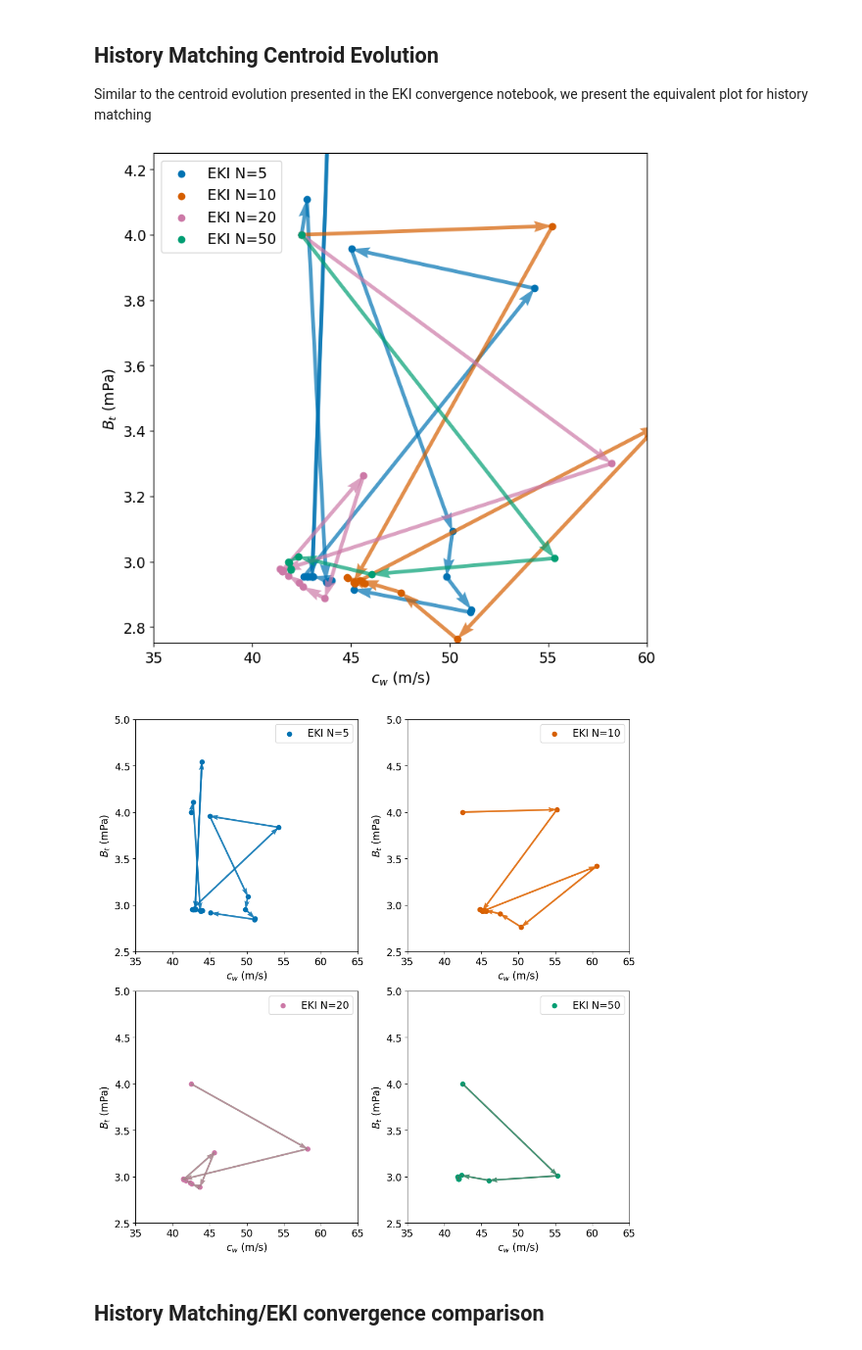
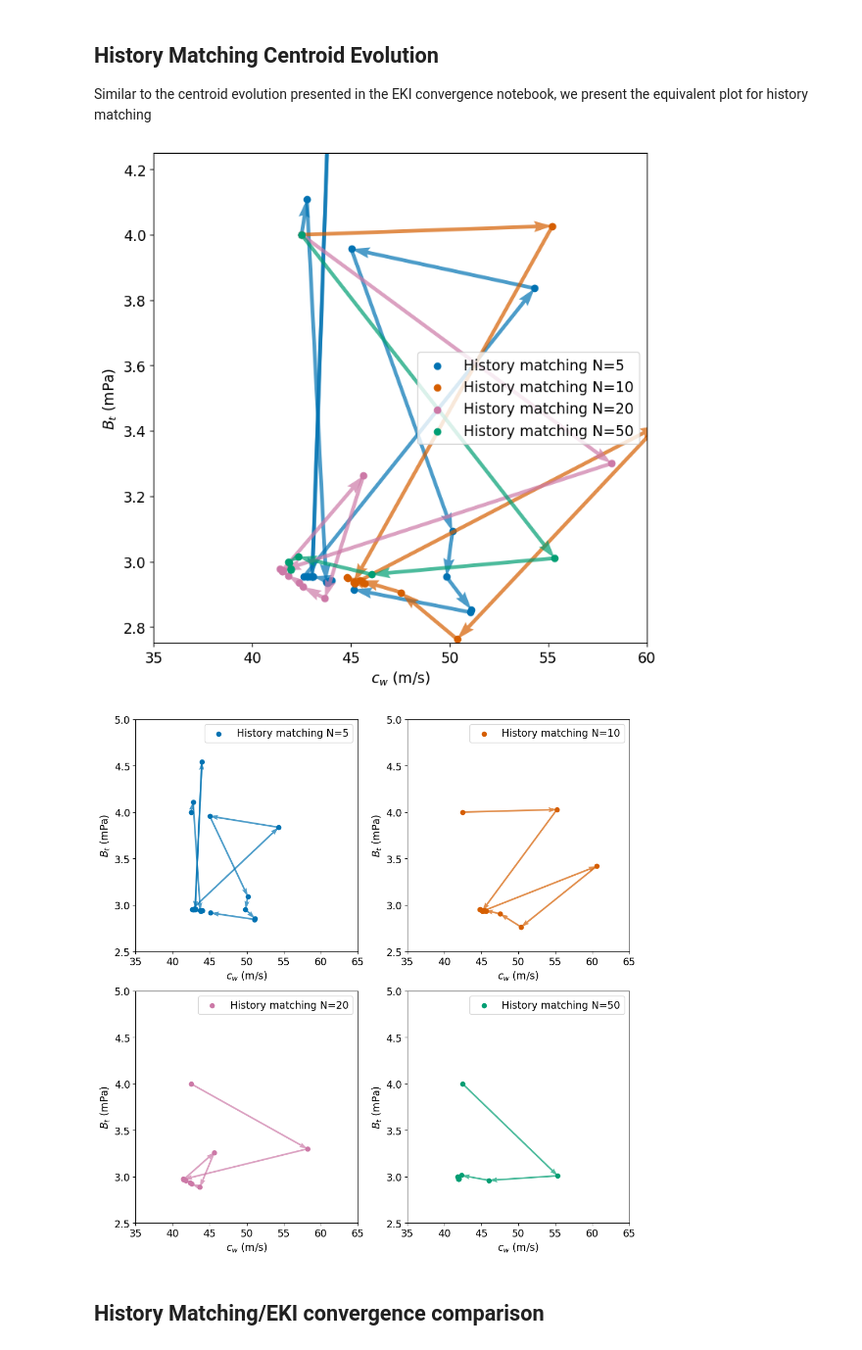
Before and after one commit to Eddy-Stanford/QBO-History-Matching, a Jupyter notebook: notebooks/eki_hm_comparison.ipynb, the cells around one changed output. Shown at 98% size. Cells and saved outputs as stored; diff of their text form; code cells hidden in the pictures.

```diff
--- a/notebooks/eki_hm_comparison.ipynb
+++ b/notebooks/eki_hm_comparison.ipynb
@@ -46,38 +46,37 @@ def get_hm_centroids(hm_n:int):
 # %%
 hm_centroid_update = []
 marker = ['o','o','o','o']
 combfig,combaxs = plt.subplots(figsize=(8.25,8.25))
 figs,axs = plt.subplots(2,2,figsize=(10.5,10.5))
 figs.tight_layout(pad=2)
 for (i,n),ax in zip(enumerate([5,10,20,50]),axs.ravel()):
 
     hm_centroid_update_n = []
     nroy_centroids = get_hm_centroids(n)
     ax.scatter(nroy_centroids[:,0],nroy_centroids[:,1]*1000,label=f'History matching N={n}',marker=marker[i],c=config.COLORS[str(n)],alpha=1.0)
     combaxs.scatter(nroy_centroids[:,0],nroy_centroids[:,1]*1000,label=f"History matching N={n}",marker=marker[i],c=config.COLORS[str(n)],alpha=1.0)
 
     for start,stop in zip(nroy_centroids[:-1],nroy_centroids[1:]):
         hm_centroid_update_n.append(np.sqrt(((stop[0]-start[0])/75)**2 + ((stop[1] -start[1])/0.006)**2))
-        ax.quiver(start[0],1000*start[1],stop[0] - start[0],1000*(stop[1] - start[1]),angles='xy',scale_units='xy',scale=1.0,alpha=0.6,color=f'C{i}')
         ax.quiver(start[0],1000*start[1],stop[0] - start[0],1000*(stop[1] - start[1]),angles='xy',scale_units='xy',scale=1.0,alpha=0.7,color=config.COLORS[str(n)])
         combaxs.quiver(start[0],1000*start[1],stop[0] - start[0],1000*(stop[1] - start[1]),angles='xy',scale_units='xy',scale=1.0,alpha=0.7,color=config.COLORS[str(n)])
     hm_centroid_update.append(hm_centroid_update_n)
     # plt.legend()
     ax.set_xlabel("$c_w$ (m/s)")
     ax.set_ylabel("$B_t$ (mPa)")
     ax.set_xlim(35,65)
     ax.set_ylim(2.5,5)
     ax.legend()
 combaxs.legend()
 combaxs.set_xlabel("$c_w$ (m/s)")
 combaxs.set_ylabel("$B_t$ (mPa)")
 combaxs.set_xlim(35,60)
 combaxs.set_ylim(2.75,4.25)
-figs.savefig(f'figures/hm_centroids_onefig.png',dpi=230,bbox_inches='tight')
-combfig.savefig(f'figures/hm_centroids.png',dpi=230,bbox_inches='tight')
+figs.savefig(f'figures/hm_centroids.png',dpi=230,bbox_inches='tight')
+combfig.savefig(f'figures/hm_centroids_onefig.png',dpi=230,bbox_inches='tight')
 # %% [output]
-[figure, old version]
+[figure, new version]
-[figure, old version]
+[figure, new version]
 # %% [markdown]
 ## History Matching/EKI convergence comparison
 # %% [markdown]
```
Also changed, not shown: parts of 9 cells of this notebook.
